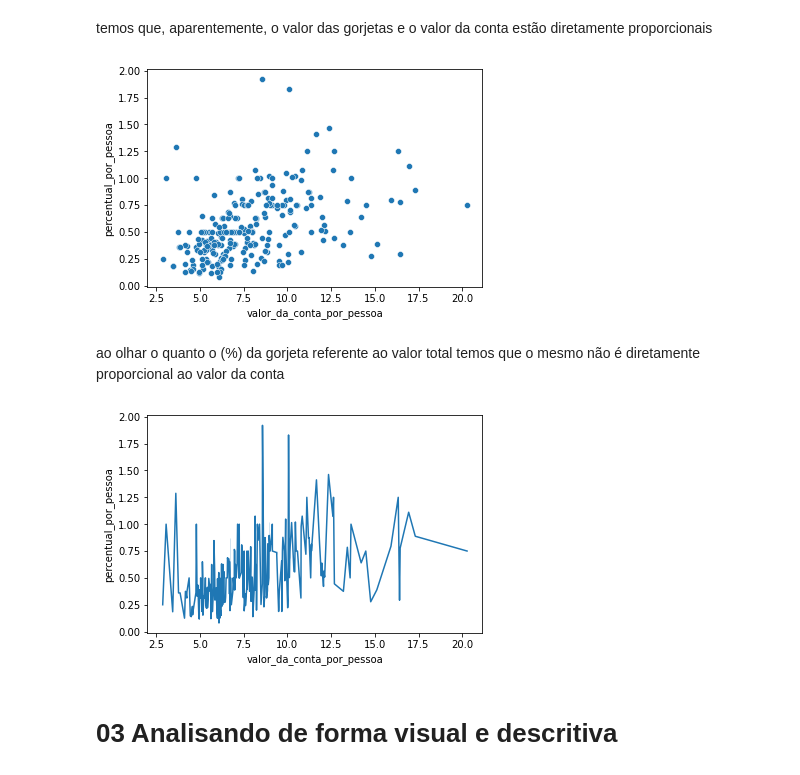
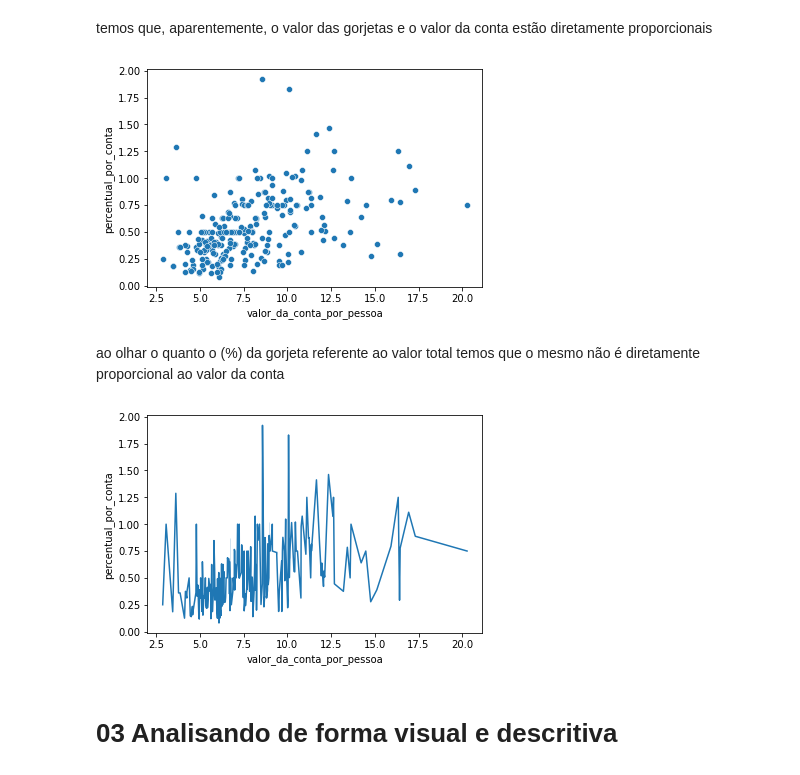
Before and after one commit to douglascdsantos/alura_data-visualization-com-seaborn, a Jupyter notebook: Data_Visualization_explorando_com_Seaborn.ipynb, the cells around one changed output. Saved outputs shown, nothing was run; the diff lists cells and outputs as text; code cells hidden in the pictures.

```diff
--- a/Data_Visualization_explorando_com_Seaborn.ipynb
+++ b/Data_Visualization_explorando_com_Seaborn.ipynb
@@ -115,18 +115,18 @@ temos que, aparentemente, o valor das gorjetas e o valor da conta estão diretam
 # %%
 df['percentual'] = df['gorjeta'] / df['valor_da_conta']
 df['valor_da_conta_por_pessoa'] = df['valor_da_conta'] / df['total_de_pessoas']
 df['gorjeta_por_pessoa'] = df['gorjeta'] / df['total_de_pessoas']
-df['percentual_por_pessoa'] = df['gorjeta_por_pessoa'] / df['total_de_pessoas']
+df['percentual_por_conta'] = df['gorjeta_por_pessoa'] / df['total_de_pessoas']
 
-sns.scatterplot(data= df, x = 'valor_da_conta_por_pessoa', y = 'percentual_por_pessoa');
+sns.scatterplot(data= df, x = 'valor_da_conta_por_pessoa', y = 'percentual_por_conta');
 # %% [output]
-[figure, old version]
+[figure, new version]
 # %% [markdown]
 ao olhar o quanto o (%) da gorjeta referente ao valor total temos que o mesmo não é diretamente proporcional ao valor da conta
 # %%
-sns.lineplot(data= df, x = 'valor_da_conta_por_pessoa', y = 'percentual_por_pessoa');
+sns.lineplot(data= df, x = 'valor_da_conta_por_pessoa', y = 'percentual_por_conta');
 # %% [output]
-[figure, old version]
+[figure, new version]
 # %% [markdown]
 # 03 Analisando de forma visual e descritiva
 # %%
```
Also changed, not shown: parts of 14 cells of this notebook.
